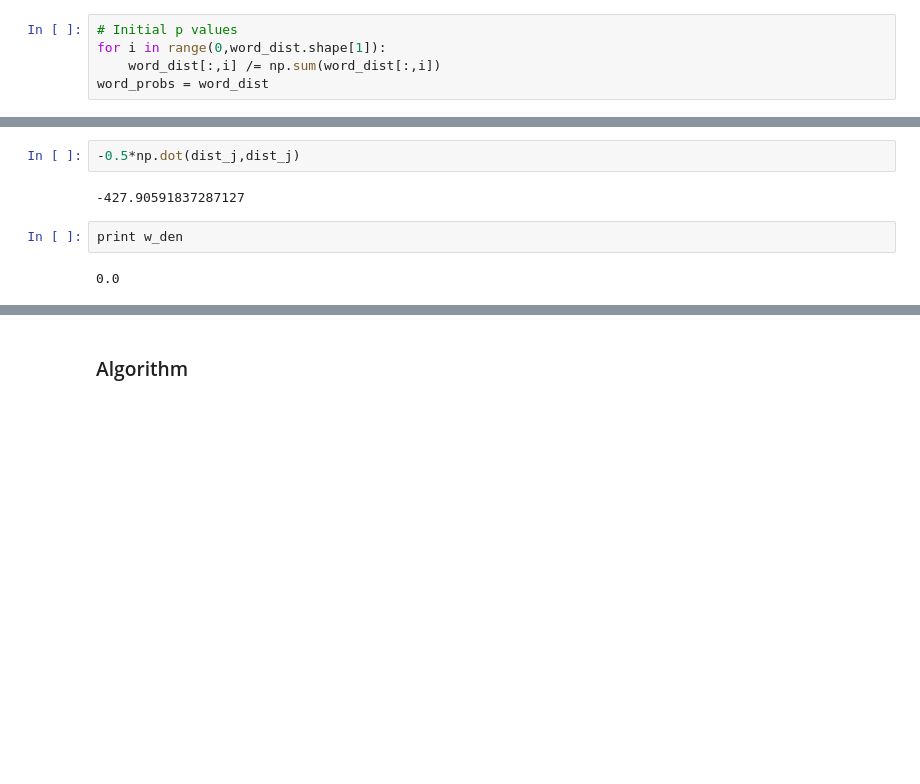
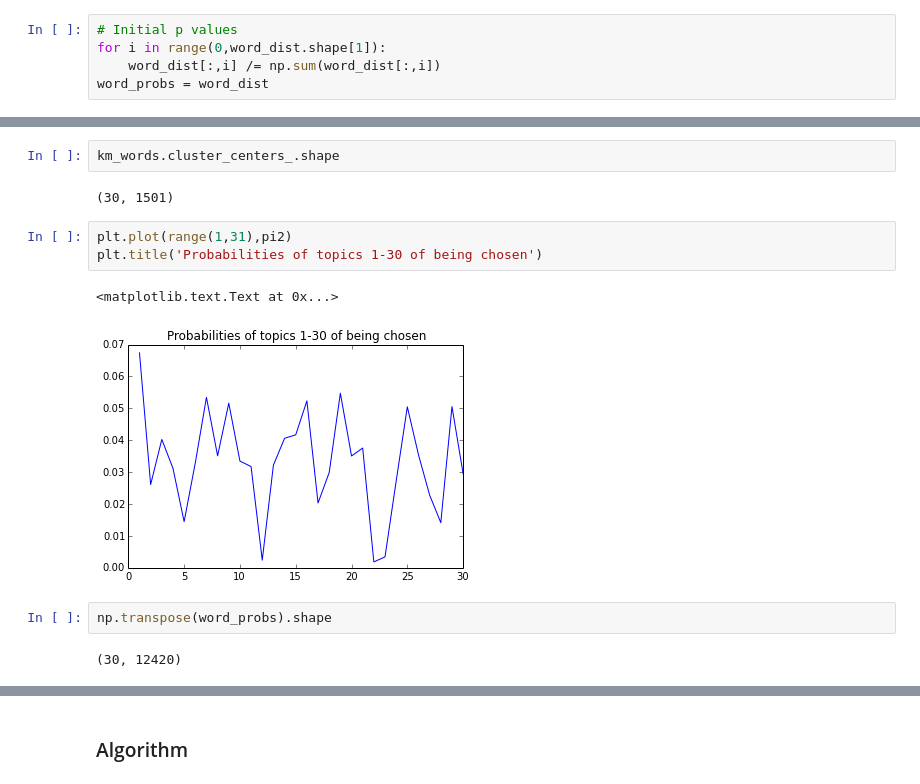
Before and after one commit to roshanjrajan/CS498-AML, a Jupyter notebook: hw6/CS 498 AML HW 6.ipynb, the cells around one changed output, grey strips where cells are left out. Saved outputs shown, nothing was run; the diff lists cells and outputs as text; blank space fills up the shorter version.

```diff
--- a/hw6/CS 498 AML HW 6.ipynb
+++ b/hw6/CS 498 AML HW 6.ipynb
@@ -147,8 +128,14 @@ pi = new_pi
-# %%
--0.5*np.dot(dist_j,dist_j)
-# %% [output]
--427.90591837287127
-# %%
-print w_den
-# %% [output]
-0.0
+# %%
+km_words.cluster_centers_.shape
+# %% [output]
+(30, 1501)
+# %%
+plt.plot(range(1,31),pi2)
+plt.title('Probabilities of topics 1-30 of being chosen')
+# %% [output]
+<matplotlib.text.Text at 0x...>
+[figure, added]
+# %%
+np.transpose(word_probs).shape
+# %% [output]
+(30, 12420)
```
Also changed, not shown: parts of 22 cells of this notebook.
